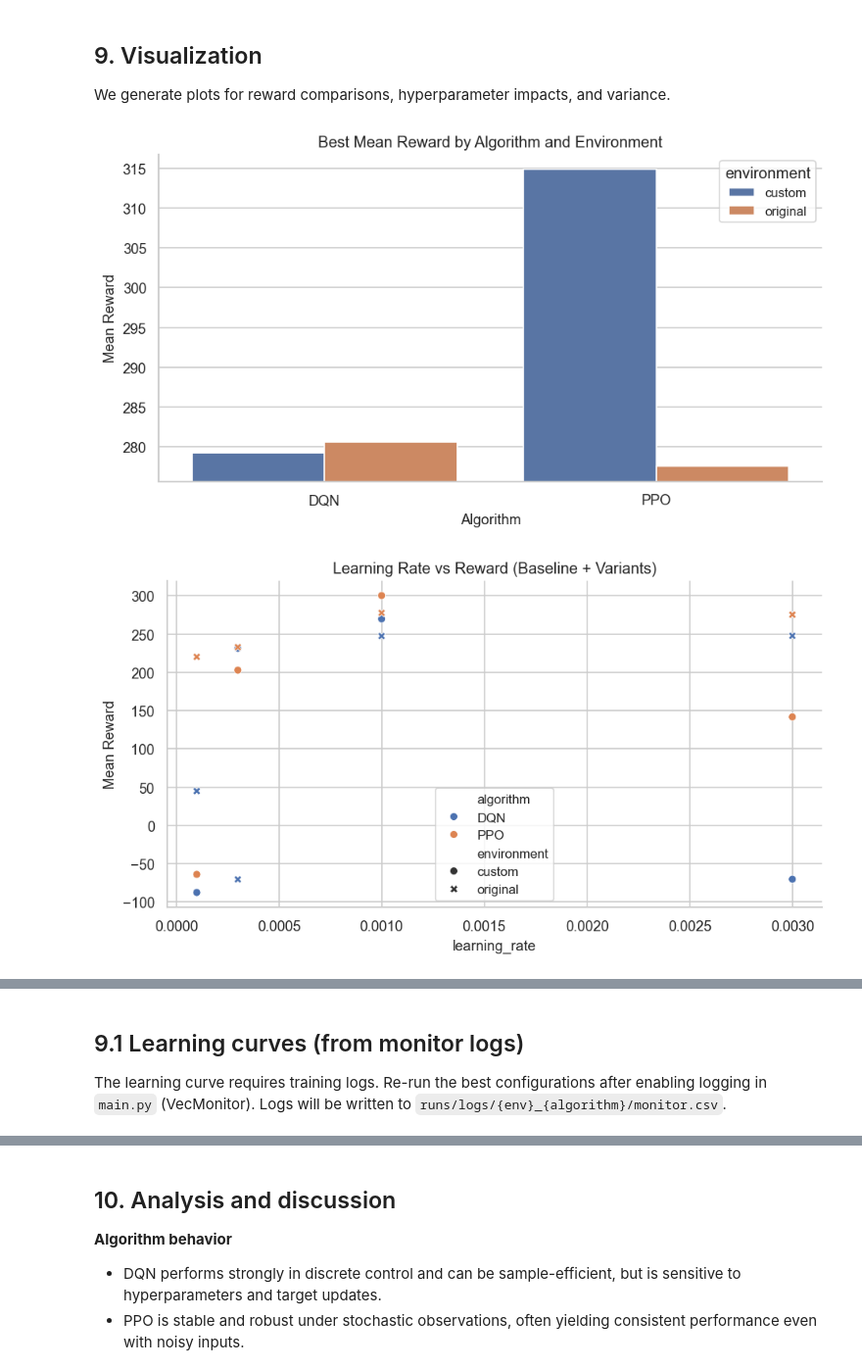
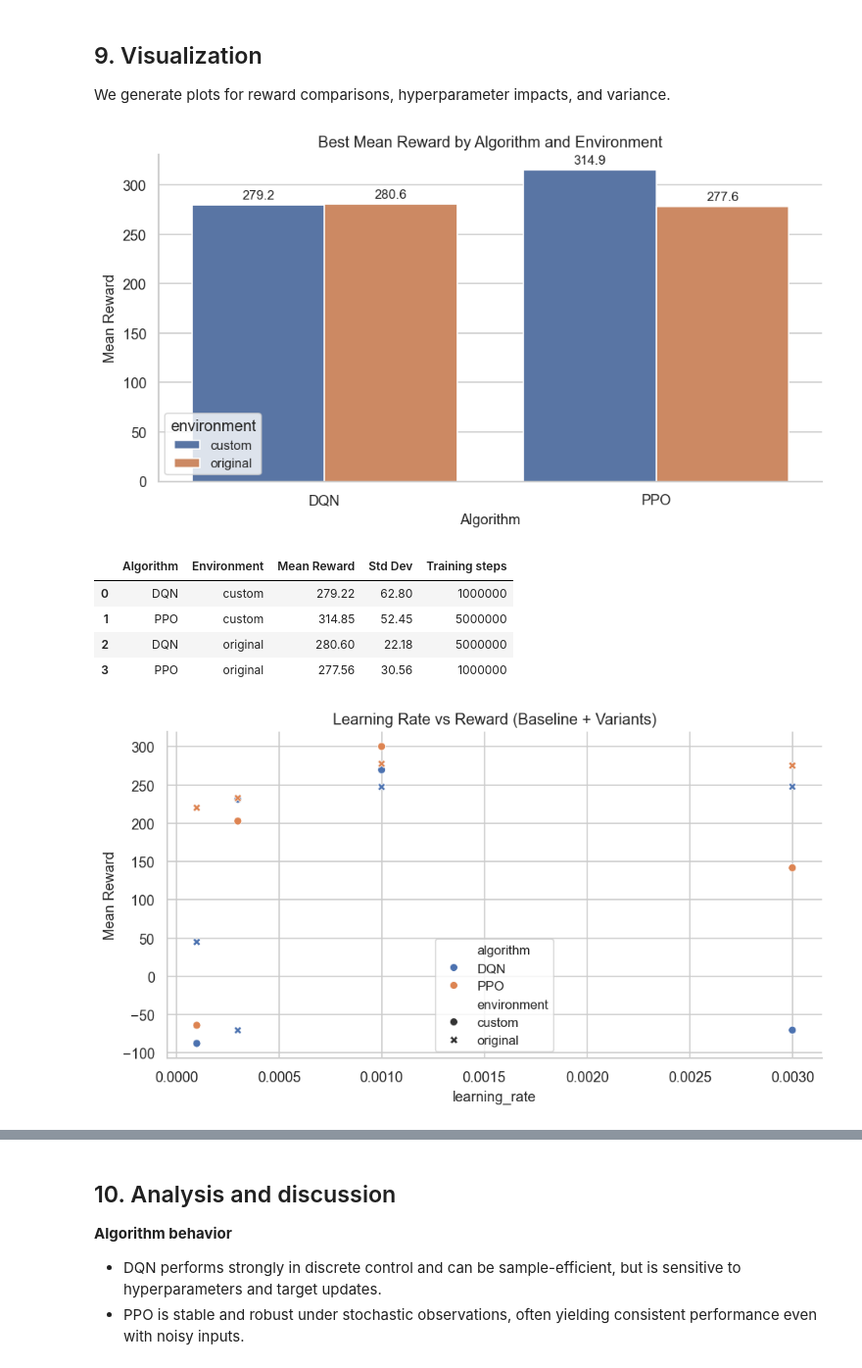
Before and after one commit to LsFaria04/Reinforcement-Learning-Lunar-Lander-Custom, a Jupyter notebook: analysis.ipynb, the cells around one changed output, grey strips where cells are left out. Shown at 98% size. Drawn from its saved outputs; the diff is of its cells as text; code cells hidden in the pictures.

Commit message:
feat: some plots

```diff
--- a/analysis.ipynb
+++ b/analysis.ipynb
@@ -294,24 +294,65 @@ We generate plots for reward comparisons, hyperparameter impacts, and variance.
 # A. Reward comparison bar chart using best runs (zoomed scale)
 if not best_per_group.empty:
     plot_df = best_per_group.dropna(subset=["mean_reward"]).copy()
+
     if plot_df.empty:
         print("No valid mean_reward values to plot.")
     else:
         plt.figure()
-        sns.barplot(data=plot_df, x="algorithm", y="mean_reward", hue="environment")
-        y_min = float(plot_df["mean_reward"].min())
-        y_max = float(plot_df["mean_reward"].max())
-        span = max(1.0, y_max - y_min)
-        pad = 0.05 * span
-        plt.ylim(y_min - pad, y_max + pad)
+
+        ax = sns.barplot(
+            data=plot_df,
+            x="algorithm",
+            y="mean_reward",
+            hue="environment"
+        )
+
         plt.title("Best Mean Reward by Algorithm and Environment")
         plt.xlabel("Algorithm")
         plt.ylabel("Mean Reward")
+
+        # 🔥 Add value labels on top of bars
+        for container in ax.containers:
+            ax.bar_label(container, fmt="%.1f", padding=3)
+
         plt.tight_layout()
         plt.savefig(PLOTS_DIR / "best_reward_comparison.png")
         plt.show()
 else:
     print("No best results to plot.")
+
+
+#a2 table
+# Final summary table: Environment × Algorithm performance
+
+if not best_per_group.empty:
+    table_df = best_per_group.copy()
+
+    # Rename columns for clarity
+    table_df = table_df.rename(columns={
+        "algorithm": "Algorithm",
+        "environment": "Environment",
+        "mean_reward": "Mean Reward",
+        "std_reward": "Std Dev",
+        "timesteps": "Training steps"
+    })
+
+    # Keep only relevant columns (if present)
+    cols = ["Algorithm", "Environment", "Mean Reward", "Std Dev", "Training steps"]
+    table_df = table_df[[c for c in cols if c in table_df.columns]]
+
+    # Optional: nicer ordering
+    table_df = table_df.sort_values(["Environment", "Algorithm"])
+
+    # Round values for presentation
+    for col in ["Mean Reward", "Std Dev"]:
+        if col in table_df.columns:
+            table_df[col] = table_df[col].round(2)
+
+    display(table_df)
+
+else:
+    print("No data available for summary table.")
 
 # B. Reward vs timesteps (skipped to reduce clutter)
 SHOW_TIMESTEPS_PLOT = False
@@ -443,40 +484,41 @@ plot_hyperparam(experiments_df, "learning_rate", "Learning Rate vs Reward (Basel
 plot_hyperparam(experiments_df, "gamma", "Gamma vs Reward (Baseline + Variants)")
 plot_hyperparam(experiments_df, "batch_size", "Batch Size vs Reward (Baseline + Variants)")
 
 # D. Variance plot (mean +/- std) for grouped best runs
 if not best_per_group.empty:
     plt.figure()
     x = np.arange(len(best_per_group))
     plt.errorbar(x, best_per_group["mean_reward"], yerr=best_per_group["std_reward"], fmt="o", capsize=4)
     plt.xticks(x, best_per_group["algo_env"], rotation=30, ha="right")
     plt.title("Best Runs with Std Deviation")
     plt.ylabel("Mean Reward")
     plt.tight_layout()
     plt.savefig(PLOTS_DIR / "best_reward_variance.png")
     plt.show()
 else:
     print("No best results to plot variance.")
 
 # E. Reward distribution boxplot
 if not experiments_df.empty:
     plt.figure()
     sns.boxplot(data=experiments_df, x="algorithm", y="mean_reward", hue="environment")
     plt.title("Reward Distribution by Algorithm and Environment")
     plt.xlabel("Algorithm")
     plt.ylabel("Mean Reward")
     plt.tight_layout()
     plt.savefig(PLOTS_DIR / "reward_distribution.png")
     plt.show()
 else:
     print("No data to plot reward distribution.")
 # %% [output]
-[figure, old version]
+[figure, new version]
+|  | Algorithm | Environment | Mean Reward | Std Dev | Training steps |
+| 0 | DQN | custom | 279.22 | 62.80 | 1000000 |
+| 1 | PPO | custom | 314.85 | 52.45 | 5000000 |
+| 2 | DQN | original | 280.60 | 22.18 | 5000000 |
+| 3 | PPO | original | 277.56 | 30.56 | 1000000 |
 [figure]
 [figure]
 [figure]
 [figure]
 [figure]
-# %% [markdown]
-## 9.1 Learning curves (from monitor logs)
-The learning curve requires training logs. Re-run the best configurations after enabling logging in `main.py` (VecMonitor).
-Logs will be written to `runs/logs/{env}_{algorithm}/monitor.csv`.
```
Also changed, not shown: parts of 5 cells of this notebook, 18 other files.
